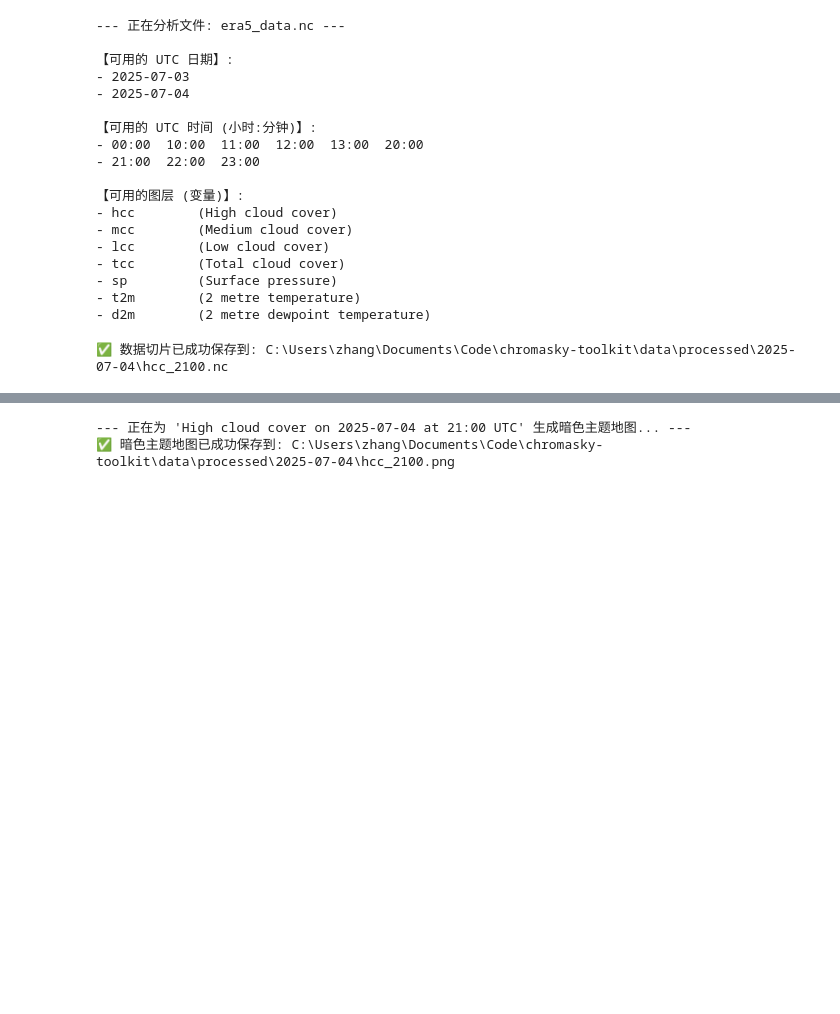
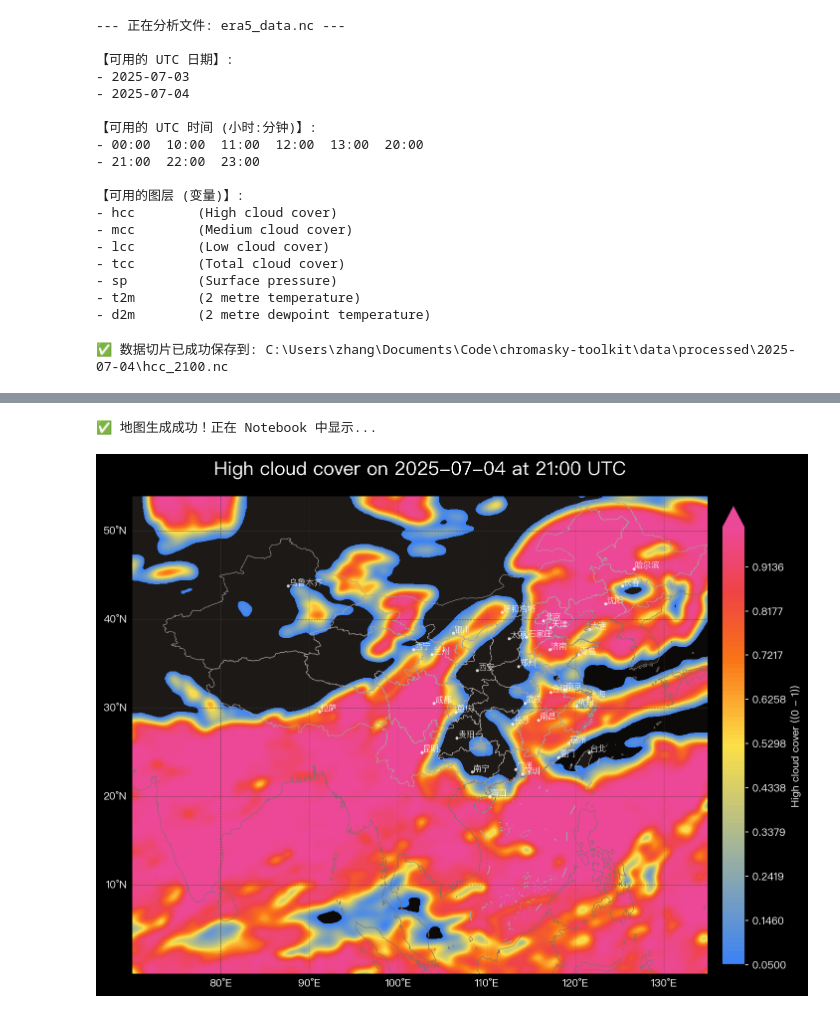
Before and after one commit to lanseria/chromasky-toolkit, a Jupyter notebook: notebooks/02_data_processed.ipynb, the cells around one changed output, grey strips where cells are left out. Saved outputs shown, nothing was run; the diff lists cells and outputs as text; code cells hidden in the pictures; blank space fills up the shorter version.

```diff
--- a/notebooks/02_data_processed.ipynb
+++ b/notebooks/02_data_processed.ipynb
@@ -134,11 +134,20 @@ if 'saved_slice_path' in locals() and saved_slice_path and saved_slice_path.exis
     # 创建一个描述性的标题
     map_title = f"{data_slice.attrs.get('long_name', data_slice.name)} on {target_utc_date} at {target_utc_time} UTC"
 
-    # 定义地图图片的输出路径
+    # 定义地图图片的输出路径 (可选，如果不想保存，可以设为 None)
     map_output_path = saved_slice_path.with_suffix('.png')
 
-    # 调用绘图函数
-    generate_map_from_grid(data_slice, map_title, map_output_path)
+    # --- 新的调用方式 ---
+    # 调用绘图函数，它会返回图像的二进制数据
+    image_bytes = generate_map_from_grid(data_slice, map_title, map_output_path)
+
+    # 检查是否成功返回了图像数据
+    if image_bytes:
+        print("✅ 地图生成成功！正在 Notebook 中显示...")
+        # 直接使用返回的二进制数据显示图像，无需从文件读取
+        display(Image(data=image_bytes, width=1920))
+    else:
+        print("❌ 地图生成失败。")
 else:
     print("⚠️ 未找到已分离的数据文件，无法进行可视化。")
 # %% [output]
@@ -146,2 +156,2 @@ else:
---- 正在为 'High cloud cover on 2025-07-04 at 21:00 UTC' 生成暗色主题地图... ---
-✅ 暗色主题地图已成功保存到: C:\Users\zhang\Documents\Code\chromasky-toolkit\data\processed\2025-07-04\hcc_2100.png
+✅ 地图生成成功！正在 Notebook 中显示...
+[figure, added]
```
Also changed, not shown: parts of 1 cell of this notebook, 1 other file.
